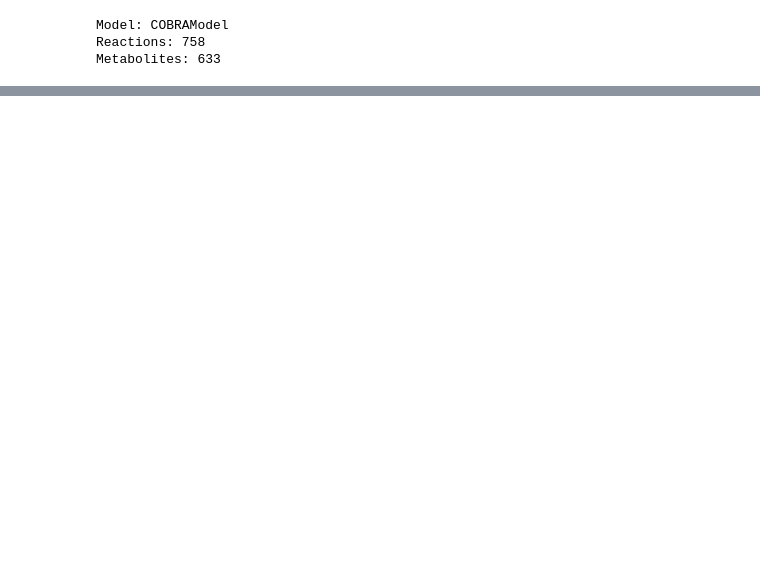
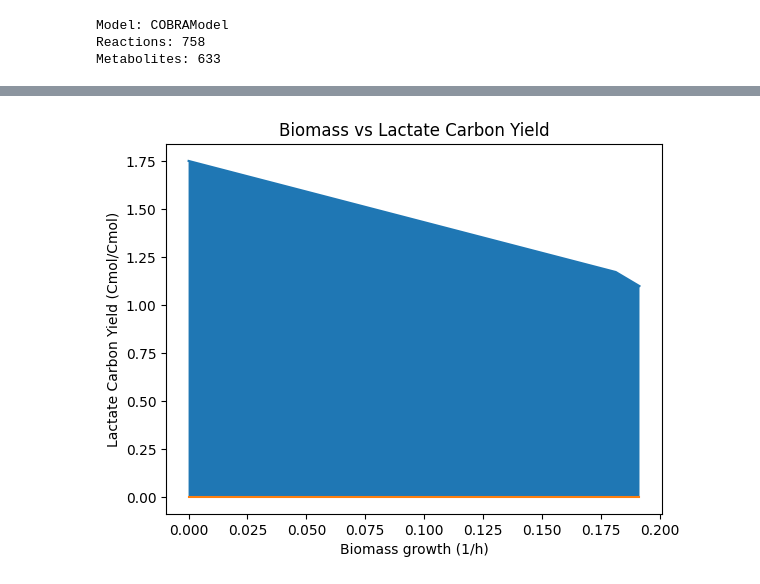
Before and after one commit to matthewkchung/iBag, a Jupyter notebook: test.ipynb, the cells around one changed output, grey strips where cells are left out. Drawn from its saved outputs; the diff is of its cells as text; code cells hidden in the pictures; blank space fills up the shorter version.

```diff
--- a/test.ipynb
+++ b/test.ipynb
@@ -23,7 +27,6 @@ from cobra.flux_analysis import production_envelope
 # Load base model
 model = cobra.io.read_sbml_model("ModelFiles/iBag597.xml")
 
-# Strict 1:1 species map — include only what you actually need
 id_map = {
     'h2o_c':'H2O[c]', 'co2_c':'CO2[c]',
     'nad_c':'NAD[c]', 'nadh_c':'NADH[c]', 'nadp_c':'NADP[c]', 'nadph_c':'NADPH[c]',
@@ -40,17 +43,13 @@ id_map = {
     '2obut_c':'2_Oxobutyrate[c]', 'alac__S_c':'(S)_2_Acetolactate[c]',
     '3mob_c':'3_Methyl_2_oxobutanoate[c]', '23dhmb_c':'2_3_Dihydroxy_isovalerate[c]',
     'sucsal_c':'4_Oxobutanoate[c]',
-    # include proton/ammonium only if present in CSVs:
-    # 'h_c':'H+[c]',
-    # 'nh4_c':'NH4+[c]',
-    # 'nh3_c':'NH3[c]',
 }
 
 # Load CSVs
 met_df = pd.read_csv("../ecoli_20_modules_sg/metabolite_table.csv")
 rxn_df = pd.read_csv("../ecoli_20_modules_sg/reaction_table.csv")
 
-# Create only truly novel metabolites (prefer native/mapped id)
+# Add heterologous met
 existing_ids = {m.id for m in model.metabolites}
 for _, row in met_df.iterrows():
     tok = f"{row['id']}_c"
@@ -67,7 +66,6 @@ for _, row in met_df.iterrows():
     model.add_metabolites([m])
     existing_ids.add(native)
 
-# Simple whole-string token replacement
 def map_tokens_inline(rxn_str: str) -> str:
     out = rxn_str
     # If you ever add overlapping keys, sort by descending length first.
@@ -77,7 +75,7 @@ def map_tokens_inline(rxn_str: str) -> str:
 
 heterologous_rxns = set()
 
-# Build reactions via COBRApy’s parser — attach reaction before parsing
+# Build reactions via COBRApy’s parser
 for _, row in rxn_df.iterrows():
     rid = row["id"]
     if rid in model.reactions:
@@ -89,7 +87,6 @@ for _, row in rxn_df.iterrows():
     model.add_reactions([rxn])  # attach first so parser sees the model
     rxn.build_reaction_from_string(s_mapped, verbose=False)
 
-    # Optional uniform bounds; remove if you prefer defaults or bounds in CSV
     if "<=>" in s_mapped:
         rxn.lower_bound, rxn.upper_bound = -1000.0, 1000.0
     else:
@@ -97,7 +94,6 @@ for _, row in rxn_df.iterrows():
 
     heterologous_rxns.add(rid)
 
-# Analysis — pass dependencies explicitly
 def carbon_yield_calcs(model, module_rxn_ids: set, objective_rxn_id: str, heterologous_rxns: set):
     with model:
         # block all heterologous reactions except the active module
@@ -105,7 +101,7 @@ def carbon_yield_calcs(model, module_rxn_ids: set, objective_rxn_id: str, hetero
         for rxn_id in to_block:
             model.reactions.get_by_id(rxn_id).bounds = (0.0, 0.0)
 
-        # Block O2 if present
+        # Block O2
         if "EX0004" in model.reactions:
             model.reactions.EX0004.bounds = (0.0, 0.0)
 
@@ -115,21 +111,15 @@ def carbon_yield_calcs(model, module_rxn_ids: set, objective_rxn_id: str, hetero
             if met.elements.get("C", 0) and ex.id != "EX0001":
                 ex.lower_bound = 0.0
 
-        # Set glucose uptake if present
-        if "EX0001" in model.reactions:
-            model.reactions.EX0001.lower_bound = -10.0
+        model.reactions.EX0001.lower_bound = -1.0
 
         prod_env = production_envelope(
             model,
             ["EXBiomass"],
             objective=objective_rxn_id,
-            carbon_sources=["EX0001"] if "EX0001" in model.reactions else None,
+            carbon_sources=["EX0001"]
         )
     return prod_env
-
-# Example usage:
-# pe_lac = carbon_yield_calcs(model, set(), "EX0002", heterologous_rxns)
-# pe_eth = carbon_yield_calcs(model, {"PYRDC", "ALCD2x", "EX0036"}, "EX0036", heterologous_rxns)
 # %%
 for rxn in model.reactions:
     print(rxn)
@@ -136 +144,16 @@ for rxn in model.reactions:
+# %%
+# EX0002: L_Lactate[e] -->
+
+prod_env = carbon_yield_calcs(model, set(), 'EX0002', heterologous_rxns)
+
+plt.fill_between(prod_env['EXBiomass'], prod_env['carbon_yield_minimum'], prod_env['carbon_yield_maximum'])
+plt.plot(prod_env['EXBiomass'], prod_env['carbon_yield_maximum'])
+plt.plot(prod_env['EXBiomass'], prod_env['carbon_yield_minimum'])
+
+plt.xlabel("Biomass growth (1/h)")
+plt.ylabel("Lactate Carbon Yield (Cmol/Cmol)")
+plt.title("Biomass vs Lactate Carbon Yield")
+plt.show()
+# %% [output]
+[figure, added]
 # %%
```
Also changed, not shown: parts of 14 cells of this notebook.
